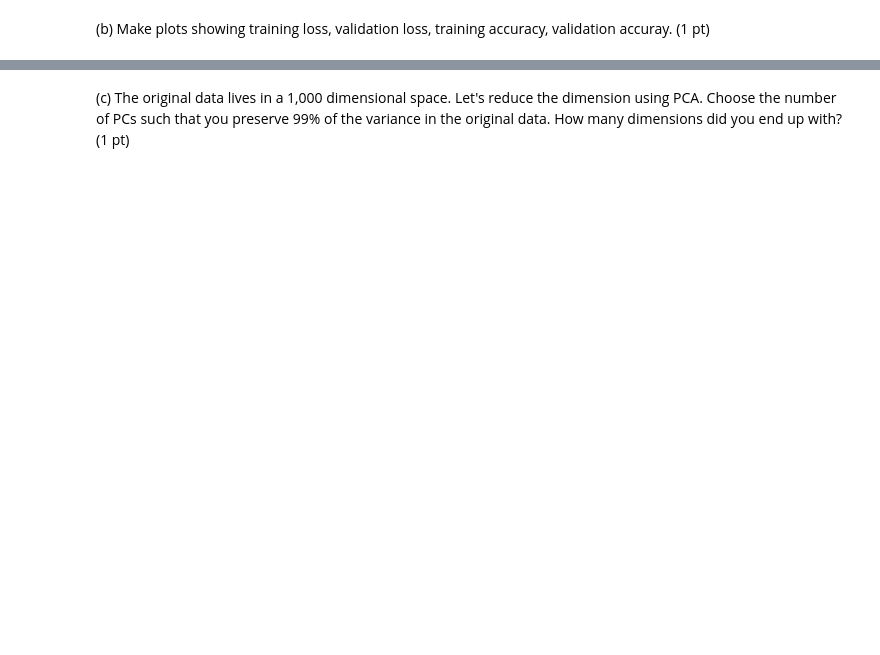
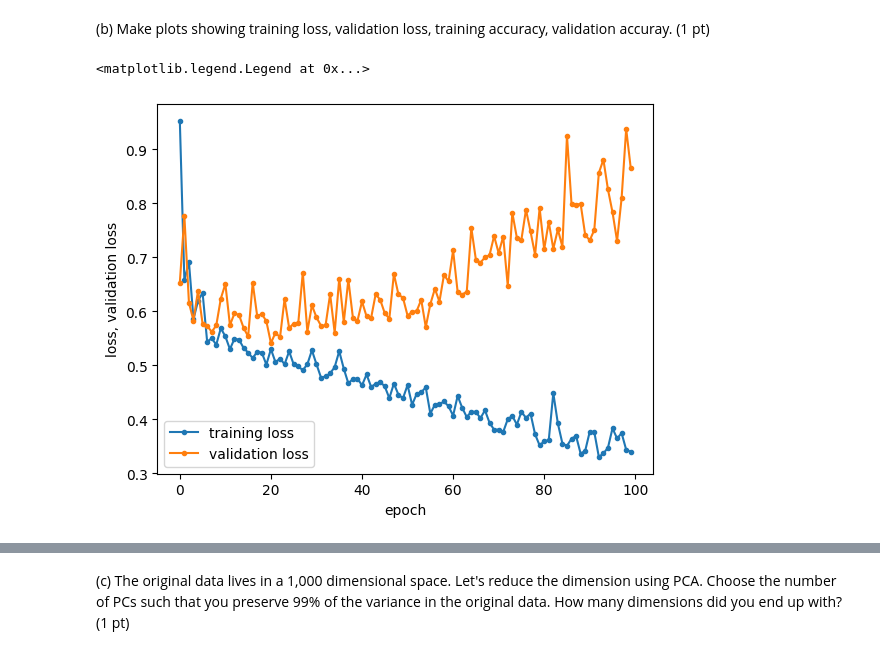
Before and after one commit to SpacialTree/machinelearning-homework, a Jupyter notebook: Homework/HW4/AST7939_homework4.ipynb, the cells around one changed output, grey strips where cells are left out. Drawn from its saved outputs; the diff is of its cells as text; code cells hidden in the pictures; blank space fills up the shorter version.

````diff
--- a/Homework/HW4/AST7939_homework4.ipynb
+++ b/Homework/HW4/AST7939_homework4.ipynb
@@ -266,2 +377,4 @@ plt.legend()
+# %%
+X_scaled = StandardScaler().fit_transform(X)
 # %% [markdown]
 (a) Now that we have inspected the data, let's build a neural network. Using ```tensorflow.keras```, build a neural network that has two hidden layers each of which has 1,000 neurons. It's always a good practice to check the model summary. Compile the model using loss="sparse_categorical_crossentropy", Adam optimizer, and learning rate = 1.0e-3. Then, train the model for 100 epochs. Record the time it took for training. (1 pt)
@@ -267,0 +392,16 @@ plt.legend()
+# %%
+# Initialize a model.
+model = keras.models.Sequential()
+
+# Add the input layer and specifying its shape.
+model.add(keras.layers.Input(shape=X_scaled.shape[1]))
+
+# Add the first hidden layer with 1000 neurons and the ReLU activation function.
+model.add(keras.layers.Dense(1000, activation='relu'))
+
+# Add the second hidden layer with 1000 neurons and the ReLU activation function.
+model.add(keras.layers.Dense(1000, activation='relu'))
+
+# Add the output layer
+# softmax normalizes the output to a probability distribution
+model.add(keras.layers.Dense(np.unique(y).shape[0], activation='softmax'))
@@ -267,0 +426,9 @@ plt.legend()
+# %%
+model.compile(loss='sparse_categorical_crossentropy',
+              optimizer=keras.optimizers.Adam(learning_rate=1e-3),
+              metrics='accuracy')
+# %%
+tstart = time.time()
+history = model.fit(X_scaled, y, epochs=100, validation_split=0.2)
+tstop = time.time()-tstart
+print("Elapsed Time for Training: {:.3f}".format(tstop) + " seconds")
@@ -268,2 +457,11 @@ plt.legend()
 # %% [markdown]
 (b) Make plots showing training loss, validation loss, training accuracy, validation accuray. (1 pt)
+# %%
+plt.plot(history.epoch, history.history['loss'],'.-', label='training loss')
+plt.plot(history.epoch, history.history['val_loss'],'.-', label='validation loss')
+plt.xlabel('epoch')
+plt.ylabel('loss, validation loss')
+plt.legend()
+# %% [output]
+<matplotlib.legend.Legend at 0x...>
+[figure, added]
````
Also changed, not shown: parts of 38 cells of this notebook, 2 other files.
